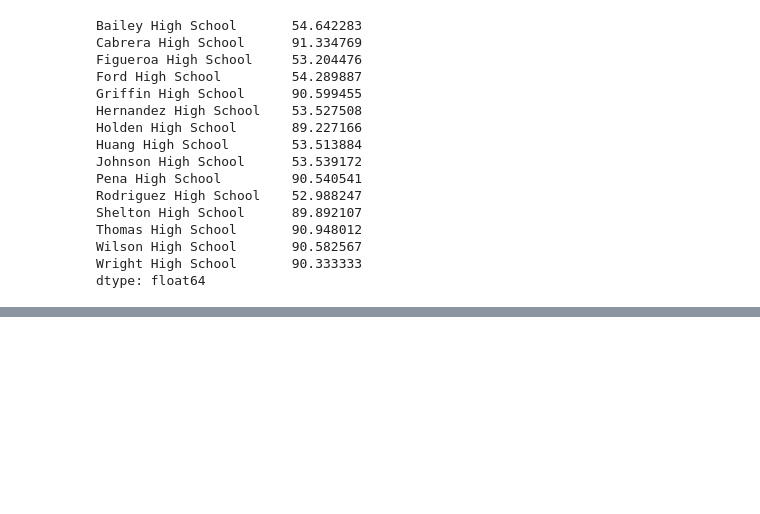
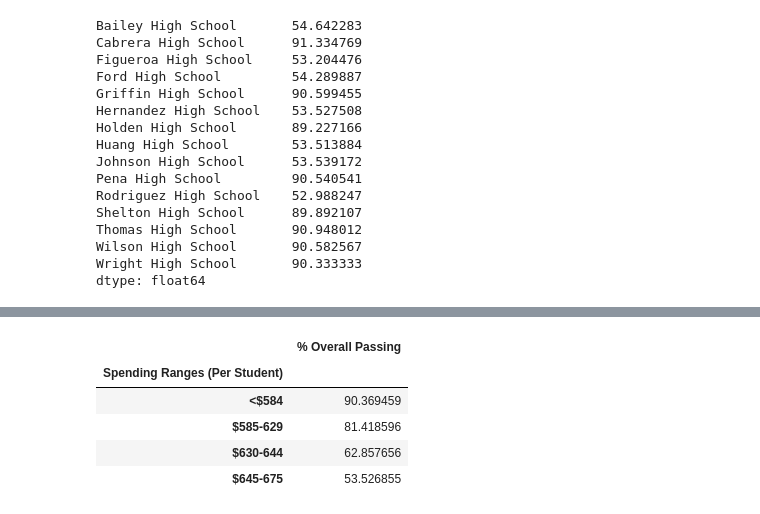
Before and after one commit to jbranaman/School_District_Analysis, a Jupyter notebook: PyCitySchools.ipynb, the cells around one changed output, grey strips where cells are left out. Drawn from its saved outputs; the diff is of its cells as text; code cells hidden in the pictures; blank space fills up the shorter version.

```diff
--- a/PyCitySchools.ipynb
+++ b/PyCitySchools.ipynb
@@ -923,0 +995,20 @@ reading_scores_by_grade.head()
+# %%
+# Calculate averages for the desired columns.
+spending_math_scores = per_school_summary_df.groupby(["Spending Ranges (Per Student)"]).mean()["Average Math Score"]
+
+spending_reading_scores = per_school_summary_df.groupby(["Spending Ranges (Per Student)"]).mean()["Average Reading Score"]
+
+spending_passing_math = per_school_summary_df.groupby(["Spending Ranges (Per Student)"]).mean()["% Passing Math"]
+
+spending_passing_reading = per_school_summary_df.groupby(["Spending Ranges (Per Student)"]).mean()["% Passing Reading"]
+
+overall_passing_spending = per_school_summary_df.groupby(["Spending Ranges (Per Student)"]).mean()["% Overall Passing"]
+
+pd.DataFrame(overall_passing_spending)
+# %% [output]
+|  | % Overall Passing |
+| Spending Ranges (Per Student) |  |
+| <$584 | 90.369459 |
+| $585-629 | 81.418596 |
+| $630-644 | 62.857656 |
+| $645-675 | 53.526855 |
```
Also changed, not shown: parts of 23 cells of this notebook.
